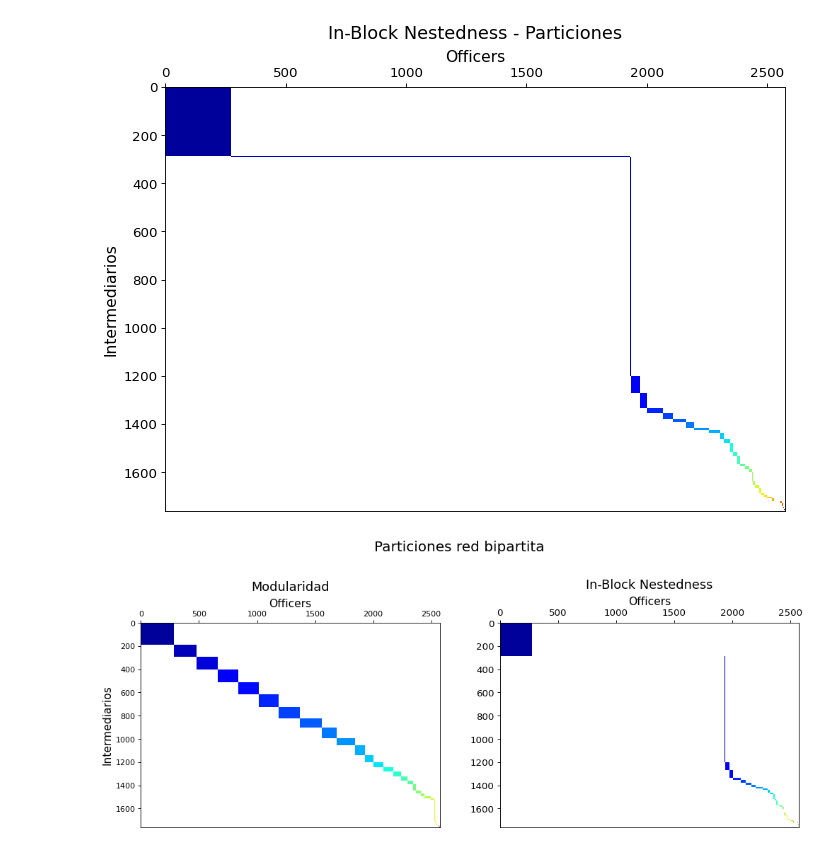
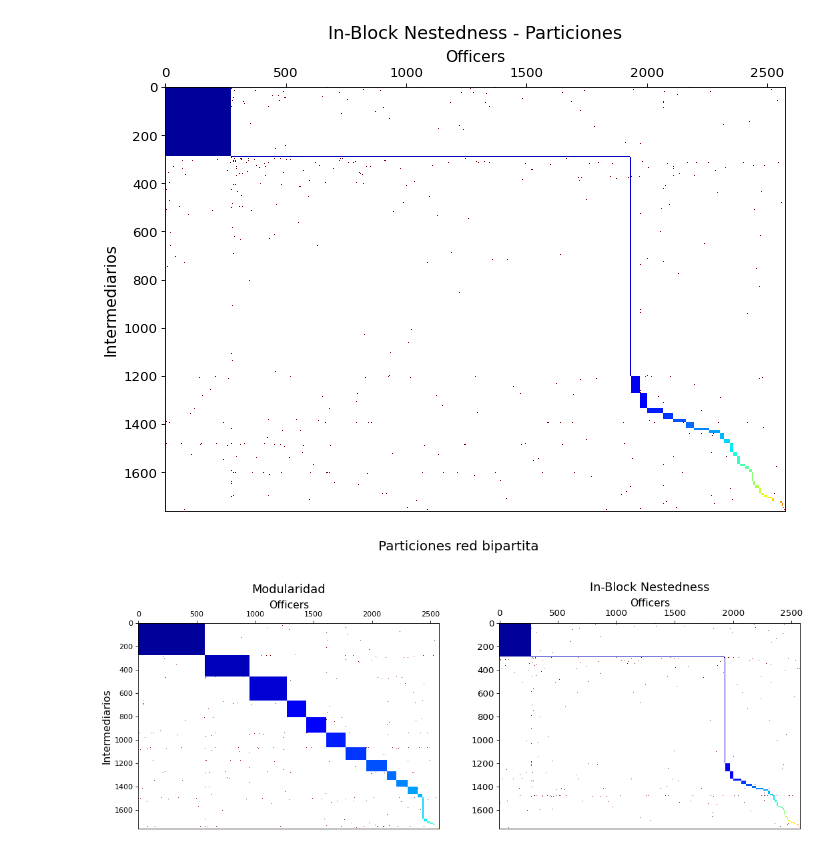
Before and after one commit to edgrz/panama-papers, a Jupyter notebook: code/nestedness_modularity_statistics.ipynb, the cells around one changed output. Saved outputs shown, nothing was run; the diff lists cells and outputs as text; code cells hidden in the pictures.

```diff
--- a/code/nestedness_modularity_statistics.ipynb
+++ b/code/nestedness_modularity_statistics.ipynb
@@ -107,4 +199,6 @@ def get_new_partitions_dict(intermediaries_occ_dict, officer_occ_dict,intermedia
+# %%
+original_matrix = np.loadtxt(open("matrix-bipartite.csv", "rb"), delimiter=",",dtype='int')
 # %%
 ##Modularity
-df = pd.read_csv('modularity_partitions_csvfile.csv')
-partition_matrix_mod = compute_partition_modularity(df)
+df = pd.read_csv('modularity_partitions_B-bipartite2.csv')
+partition_matrix_mod,matrix_first_partition = compute_partition_modularity(df,original_matrix)
@@ -144,7 +267,7 @@ partition_matrix_ibn = compute_partition_ibn(df)
 # %%
 # IBN plot
 fig, axs = plt.subplots(figsize=(10, 10),dpi=80)
-axs.imshow(partition_matrix, cmap=cmap, interpolation='nearest')
+axs.imshow(partition_matrix_ibn, cmap=cmap, interpolation='nearest')
 axs.set_title("In-Block Nestedness - Particiones",pad=10,fontsize=16)
 axs.set_ylabel("Intermediarios",fontsize=14)
 axs.set_xlabel("Officers",fontsize=14)
@@ -154,25 +277,25 @@ plt.xticks(fontsize=12)
 plt.yticks(fontsize=12)
 plt.show()
 # %% [output]
-[figure, old version]
+[figure, new version]
 # %%
-fig, axs = plt.subplots(1,2,figsize=(15, 15),dpi=80)
+fig, axs = plt.subplots(1,2,figsize=(16, 16),dpi=80)
 fig.suptitle('Particiones red bipartita',fontsize=18)
 fig.subplots_adjust(top=1.40)
 axs[0].imshow(partition_matrix_mod, cmap=cmap, interpolation='nearest')
 axs[0].set_title("Modularidad",pad=10,fontsize=16)
 axs[0].set_ylabel("Intermediarios",fontsize=14)
 axs[0].set_xlabel("Officers",fontsize=14)
 axs[0].xaxis.set_label_position('top')
 axs[0].xaxis.set_ticks_position('top')
-axs[1].imshow(partition_matrix, cmap=cmap, interpolation='nearest')
+axs[1].imshow(partition_matrix_ibn, cmap=cmap, interpolation='nearest')
 axs[1].set_title("In-Block Nestedness",pad=10,fontsize=16)
 #axs[1].set_ylabel("Intermediarios",fontsize=14)
 axs[1].set_xlabel("Officers",fontsize=14)
 axs[1].xaxis.set_label_position('top')
 axs[1].xaxis.set_ticks_position('top')
 plt.xticks(fontsize=12)
 plt.yticks(fontsize=12)
 plt.show()
 # %% [output]
-[figure, old version]
+[figure, new version]
```
Also changed, not shown: parts of 7 cells of this notebook, 1 other file.
